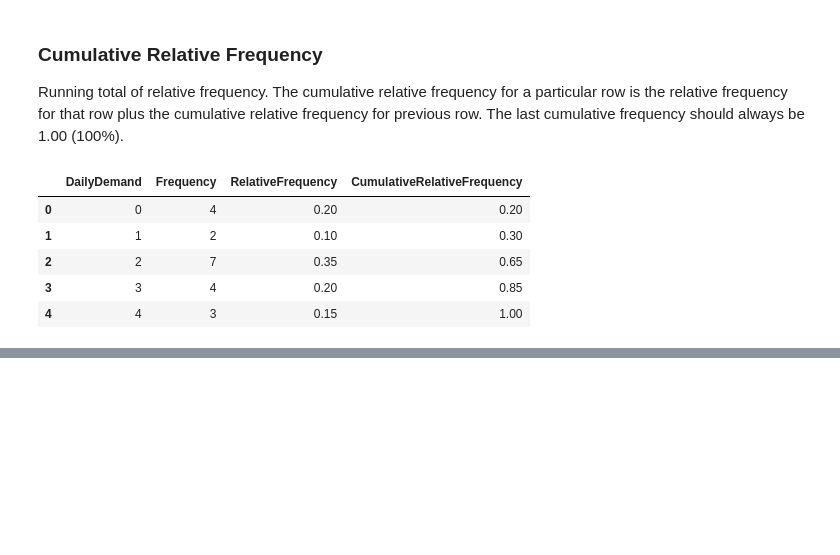
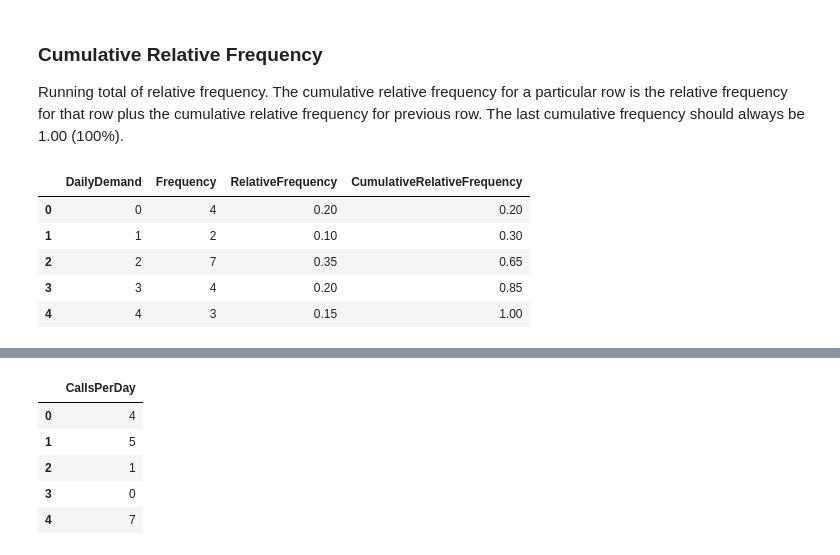
Before and after one commit to manujsinghwal/applied-statistics-in-python, a Jupyter notebook: 3. descriptive-statistics/intro_to_descriptive_statistics.ipynb, the cells around one changed output, grey strips where cells are left out. Saved outputs shown, nothing was run; the diff lists cells and outputs as text; code cells hidden in the pictures; blank space fills up the shorter version.

```diff
--- a/3. descriptive-statistics/intro_to_descriptive_statistics.ipynb
+++ b/3. descriptive-statistics/intro_to_descriptive_statistics.ipynb
@@ -111,0 +142,19 @@ summary
+# %%
+# Generating dataset
+calls_per_day = [4, 5, 1, 0, 7, 8, 3, 6, 8, 3, 0, 9, 2, 12, 14, 5, 5, 10, 7, 2, 11, 9, 4, 3, 1, 5, 7, 3, 5, 6]
+
+# Create a pandas DataFrame
+df2 = pd.DataFrame(
+    calls_per_day,
+    columns=['CallsPerDay']
+    )
+
+# Shows top 5 records only
+df2.head()
+# %% [output]
+|  | CallsPerDay |
+| 0 | 4 |
+| 1 | 5 |
+| 2 | 1 |
+| 3 | 0 |
+| 4 | 7 |
```
Also changed, not shown: parts of 12 cells of this notebook.
